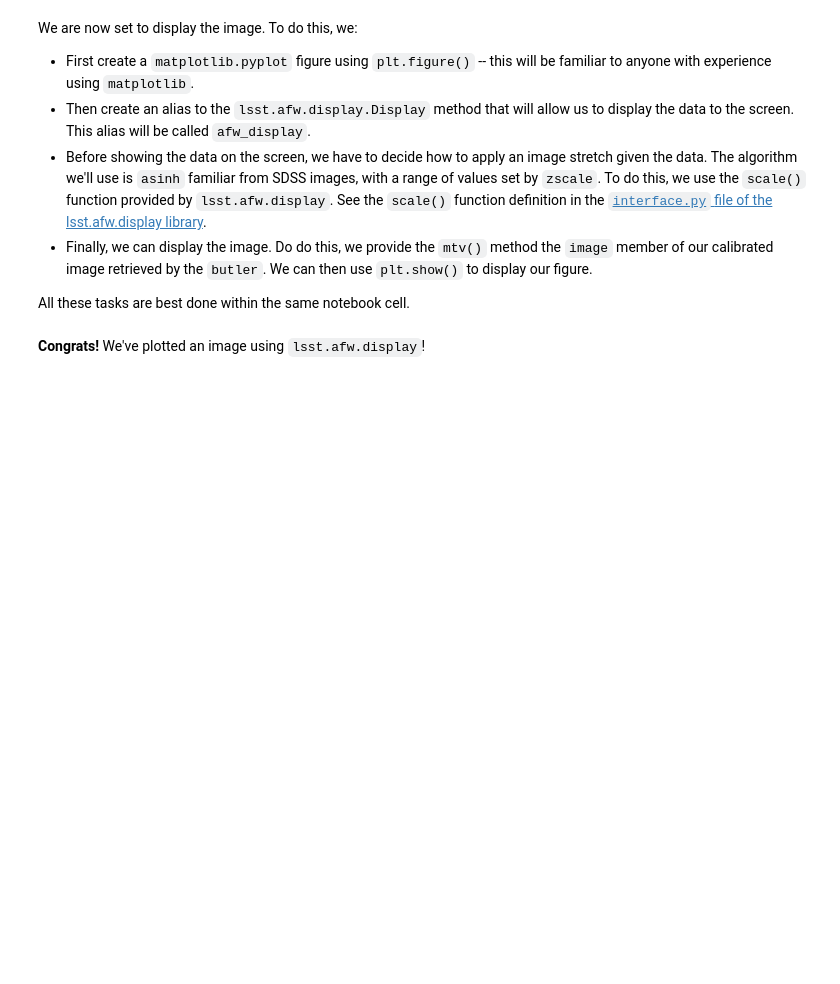
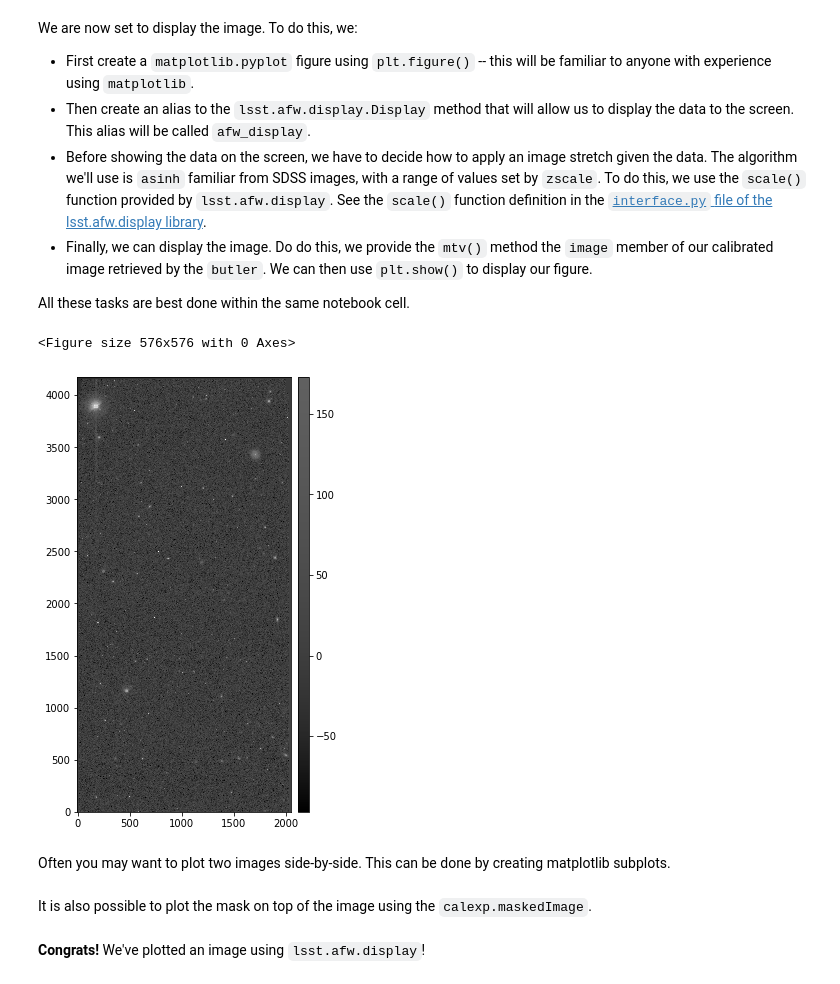
Before and after one commit to LSSTScienceCollaborations/StackClub, a Jupyter notebook: Visualization/AFW_Display_Demo.ipynb, the cells around one changed output. Cells and saved outputs as stored; diff of their text form; code cells hidden in the pictures; blank space fills up the shorter version.

Commit message:
added some mask displays

```diff
--- a/Visualization/AFW_Display_Demo.ipynb
+++ b/Visualization/AFW_Display_Demo.ipynb
@@ -82,8 +82,13 @@ We are now set to display the image. To do this, we:
 
 All these tasks are best done within the same notebook cell.
 # %%
-plt.figure()                            #create a matplotlib.pyplot figure
-afw_display = afwDisplay.Display()      #get an alias to the lsst.afw.display.Display() method
-afw_display.scale('asinh', 'zscale')    #set the image stretch algorithm and range
-afw_display.mtv(calexp.image)           #load the image into the display
-plt.show()                              #show the corresponding pyplot figure
+plt.figure()                        #create a matplotlib.pyplot figure
+display = afwDisplay.Display()      #get an alias to the lsst.afw.display.Display() method
+display.scale('asinh', 'zscale')    #set the image stretch algorithm and range
+display.mtv(calexp.image)           #load the image into the display
+plt.show()                          #show the corresponding pyplot figure
+# %% [output]
+<Figure size 576x576 with 0 Axes>
+[figure, added]
+# %% [markdown]
+Often you may want to plot two images side-by-side. This can be done by creating matplotlib subplots.
@@ -89,0 +108,2 @@ plt.show()                              #show the corresponding pyplot figure
+# %% [markdown]
+It is also possible to plot the mask on top of the image using the `calexp.maskedImage`.
```
Also changed, not shown: parts of 5 cells of this notebook.
